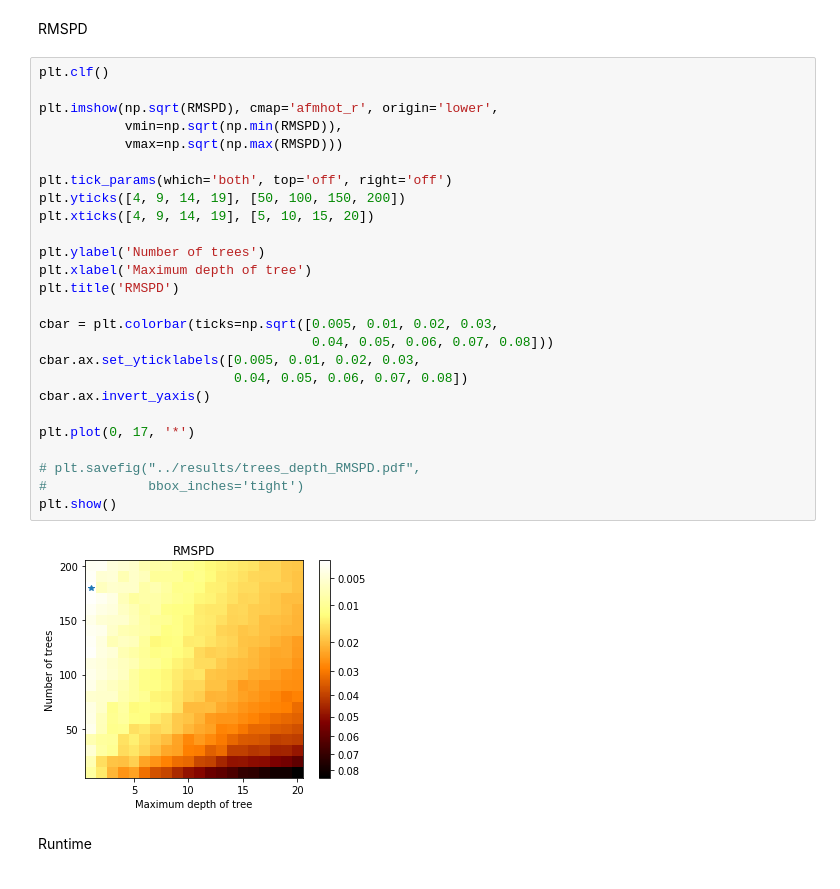
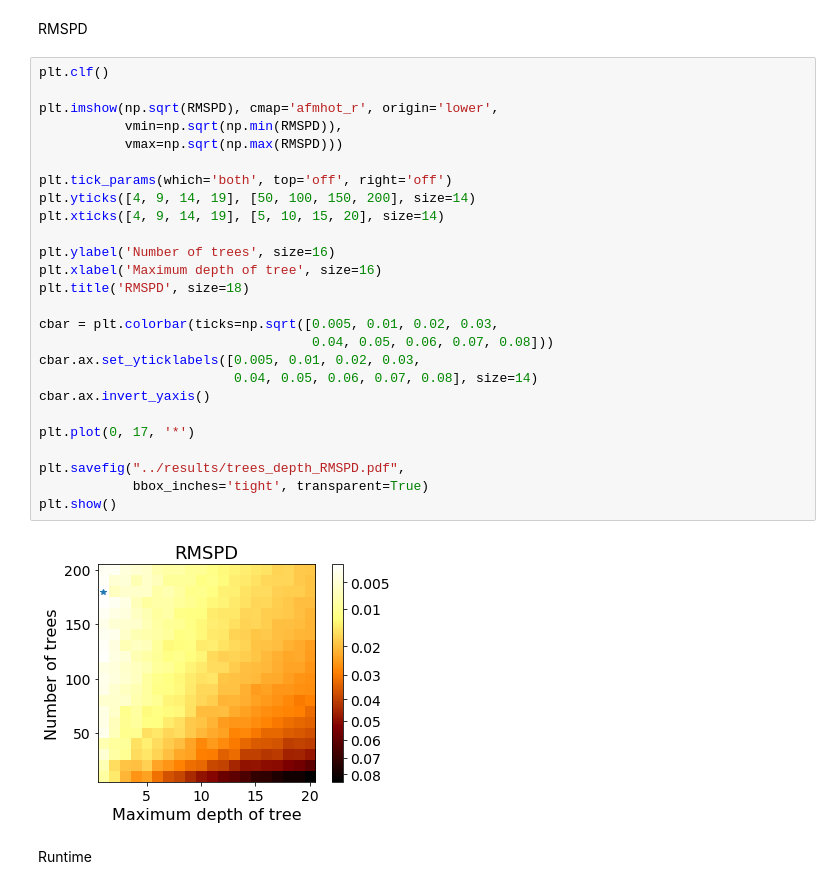
Before and after one commit to liuchbryan/generalised_forest_tuning, a Jupyter notebook: src/Figure3.ipynb, the cells around one changed output. Saved outputs shown, nothing was run; the diff lists cells and outputs as text.

```diff
--- a/src/Figure3.ipynb
+++ b/src/Figure3.ipynb
@@ -63,31 +63,31 @@ RMSPD
 # %%
 plt.clf()
 
 plt.imshow(np.sqrt(RMSPD), cmap='afmhot_r', origin='lower',
            vmin=np.sqrt(np.min(RMSPD)),
            vmax=np.sqrt(np.max(RMSPD)))
 
 plt.tick_params(which='both', top='off', right='off')
-plt.yticks([4, 9, 14, 19], [50, 100, 150, 200])
-plt.xticks([4, 9, 14, 19], [5, 10, 15, 20])
+plt.yticks([4, 9, 14, 19], [50, 100, 150, 200], size=14)
+plt.xticks([4, 9, 14, 19], [5, 10, 15, 20], size=14)
 
-plt.ylabel('Number of trees')
-plt.xlabel('Maximum depth of tree')
-plt.title('RMSPD')
+plt.ylabel('Number of trees', size=16)
+plt.xlabel('Maximum depth of tree', size=16)
+plt.title('RMSPD', size=18)
 
 cbar = plt.colorbar(ticks=np.sqrt([0.005, 0.01, 0.02, 0.03,
                                    0.04, 0.05, 0.06, 0.07, 0.08]))
 cbar.ax.set_yticklabels([0.005, 0.01, 0.02, 0.03,
-                         0.04, 0.05, 0.06, 0.07, 0.08])
+                         0.04, 0.05, 0.06, 0.07, 0.08], size=14)
 cbar.ax.invert_yaxis()
 
 plt.plot(0, 17, '*')
 
-# plt.savefig("../results/trees_depth_RMSPD.pdf",
-#             bbox_inches='tight')
+plt.savefig("../results/trees_depth_RMSPD.pdf",
+            bbox_inches='tight', transparent=True)
 plt.show()
 # %% [output]
-[figure, old version]
+[figure, new version]
 # %% [markdown]
 Runtime
 # %%
```
Also changed, not shown: parts of 4 cells of this notebook, 9 other files.
